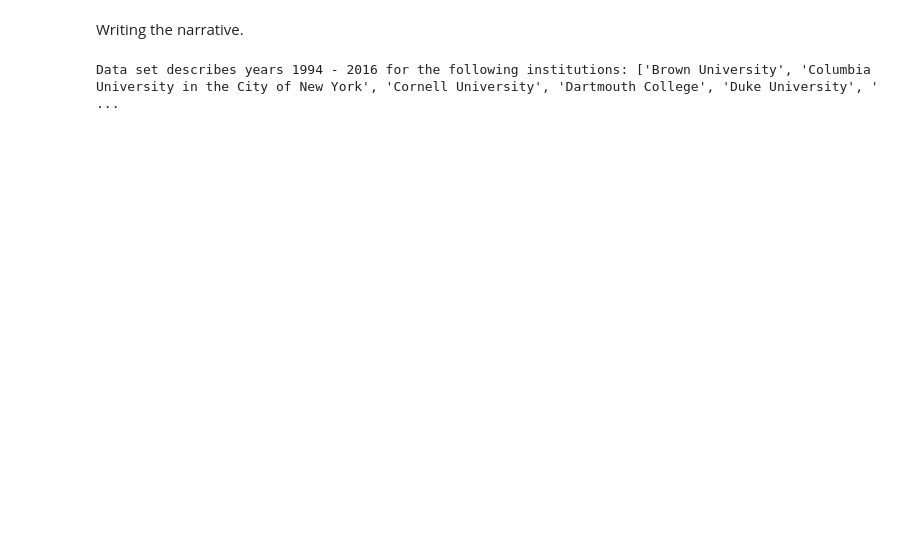
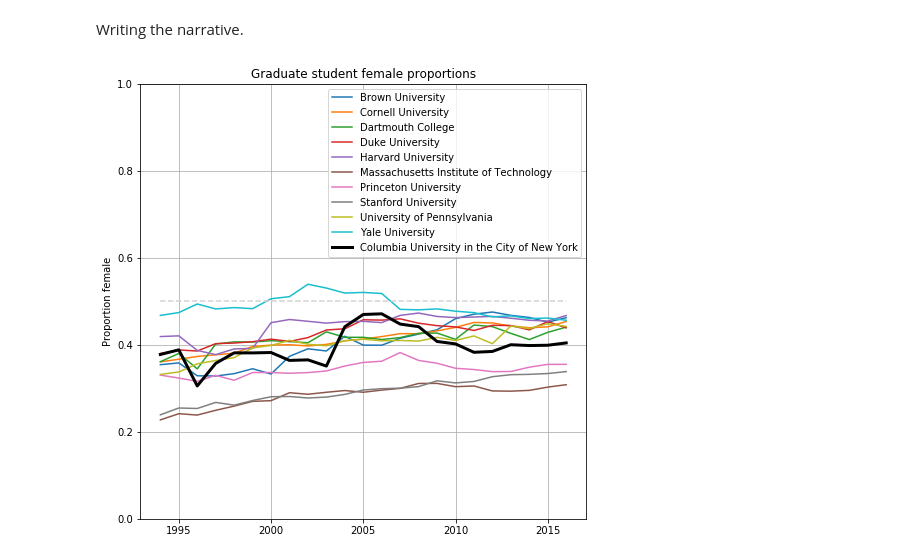
Before and after one commit to spec-journalism/gss-diversity, a Jupyter notebook: notebooks/narrative.ipynb, the cells around one changed output. Cells and saved outputs as stored; diff of their text form; code cells hidden in the pictures; blank space fills up the shorter version.

```diff
--- a/notebooks/narrative.ipynb
+++ b/notebooks/narrative.ipynb
@@ -7,10 +3,11 @@ import matplotlib.pyplot as plt
 # %%
+import pickle
+import numpy as np
+import matplotlib.pyplot as plt
+
 TOTALS = pickle.load(open('../data/Detailed_Sex_RaceEthnicity_Graduates.p', 'rb'))
+GRAD_TOTALS = pickle.load(open('../data/Sex_Graduates.p', 'rb'))
 
 years = sorted(TOTALS.keys())
 institutions = sorted(TOTALS[ max(years) ].keys())
 fields = sorted(TOTALS[ max(years) ]['Columbia University in the City of New York'].keys())
-
-print(f'Data set describes years {min(years)} - {max(years)} for the following institutions: {institutions}.')
-# %% [output]
-Data set describes years 1994 - 2016 for the following institutions: ['Brown University', 'Columbia University in the City of New York', 'Cornell University', 'Dartmouth College', 'Duke University', ' ...
@@ -21,0 +14,33 @@ def subplots(num=len(institutions), cols=2, figsize=8):
+# %%
+# Convenient function for making subplots for every institution
+def subplots(num=len(institutions), cols=2, figsize=8):
+    rows = math.ceil(num / cols)
+    return plt.subplots(rows, cols, figsize=(figsize * cols, figsize * rows))
+
+# Returns female proportions for an institution
+def get_inst_proportions(totals, inst):
+    props = []
+    for year in years:
+        inst_data = totals[year][inst]
+        props.append(inst_data['Female'] / inst_data['Total for selected values'])
+    return props
+
+def plot_inst_proportions(totals, title, highlight='Columbia University in the City of New York'):
+    plt.figure(figsize=(8, 8))
+
+    for inst in institutions:
+        if inst != highlight:
+            plt.plot(years, get_inst_proportions(totals, inst), label=inst)
+    plt.plot(years, get_inst_proportions(totals, highlight), label=highlight, color='black', linewidth=3)
+
+    plt.plot(years, [0.5 for _ in years], color='lightgray', linestyle='--')
+    plt.ylim(bottom=0, top=1)
+
+    plt.ylabel('Proportion female')
+    plt.title(title)
+    plt.legend(loc='upper right')
+    plt.grid()
+# %%
+plot_inst_proportions(GRAD_TOTALS, 'Graduate student female proportions')
+# %% [output]
+[figure, added]
```
Also changed, not shown: parts of 4 cells of this notebook, 1 other file.
